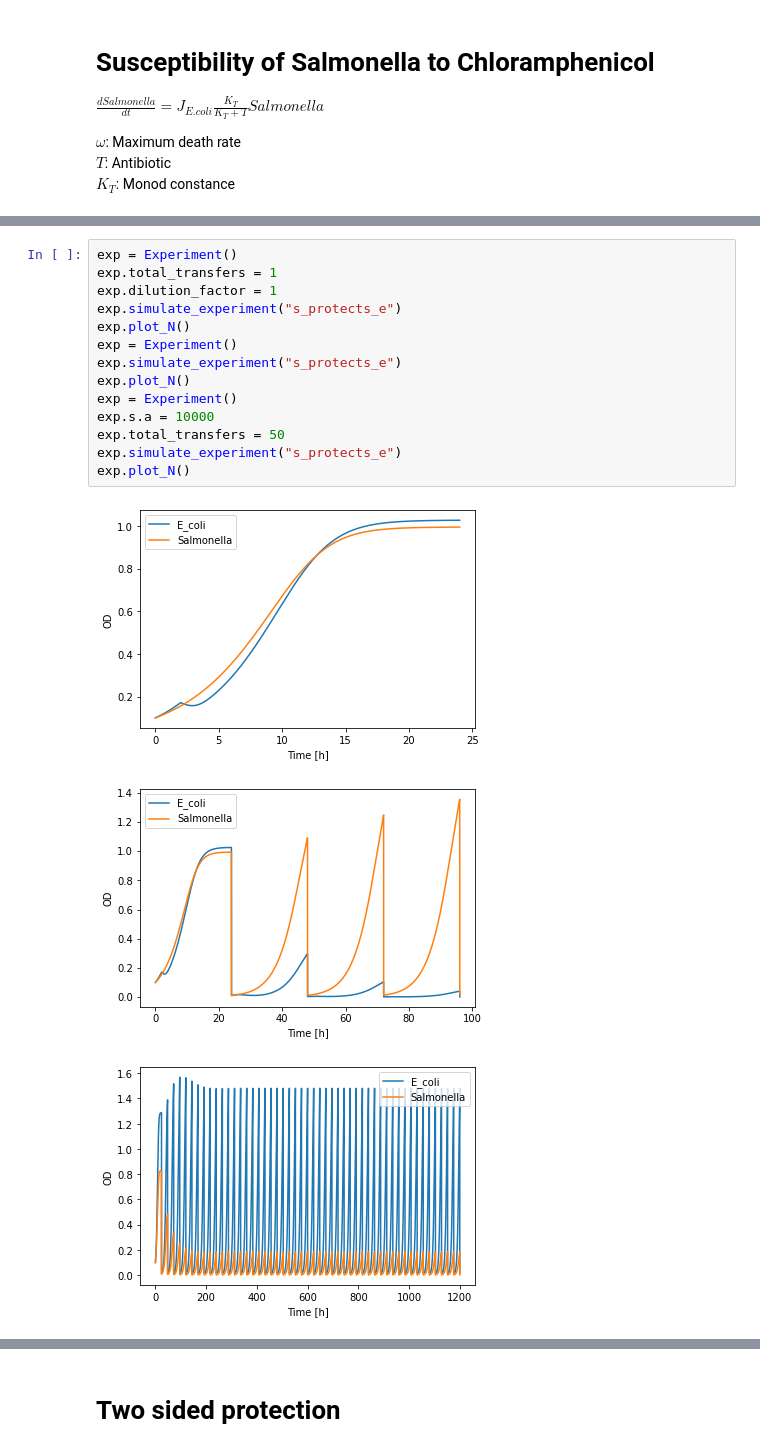
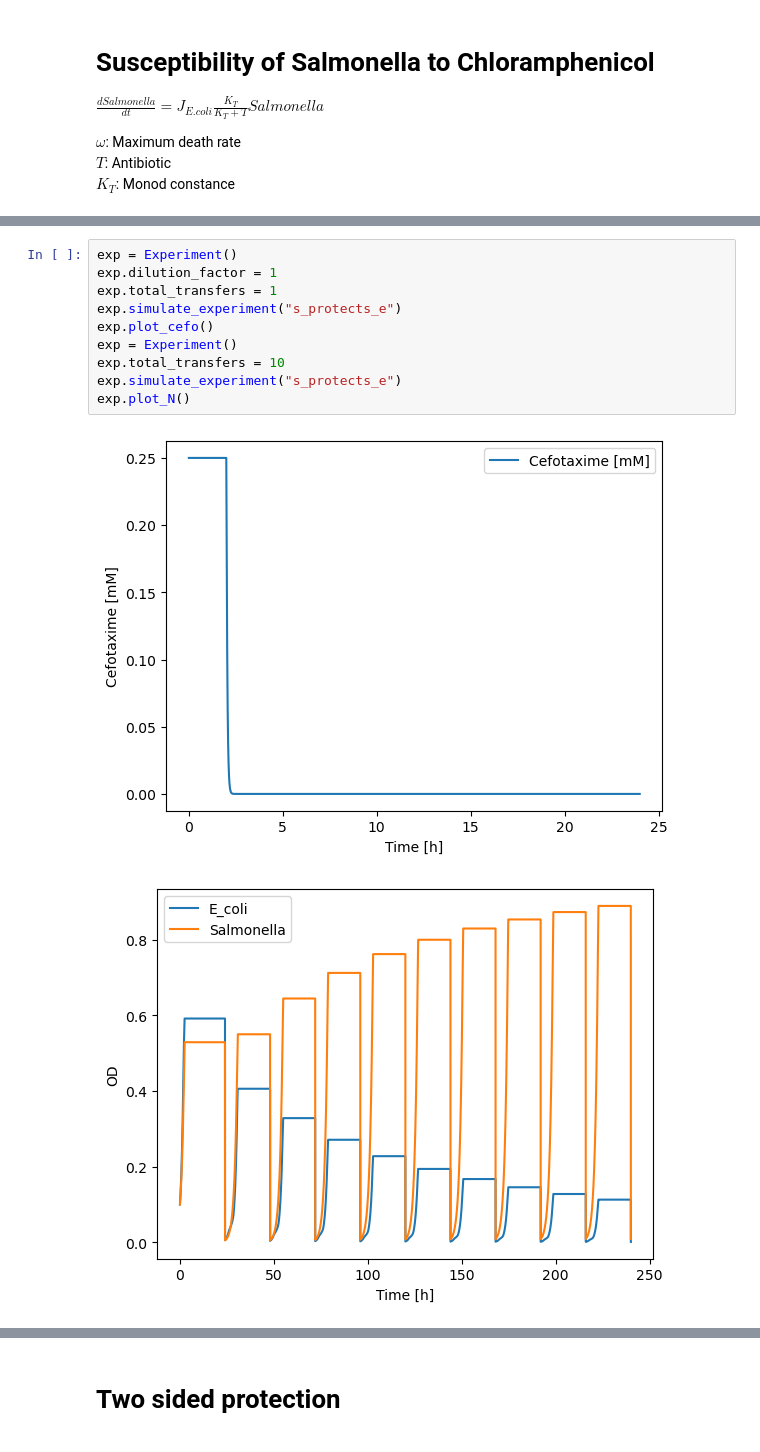
Before and after one commit to nahanoo/toxicity_kuleuven, a Jupyter notebook: overview.ipynb, the cells around one changed output, grey strips where cells are left out. Saved outputs shown, nothing was run; the diff lists cells and outputs as text.

```diff
--- a/overview.ipynb
+++ b/overview.ipynb
@@ -77,22 +85,17 @@ $a$: Degradation rate
 <img src="figures/salmonella_SM.png" alt="" width="600"/>
 # %%
 exp = Experiment()
+exp.dilution_factor = 1
 exp.total_transfers = 1
-exp.dilution_factor = 1
+exp.simulate_experiment("s_protects_e")
+exp.plot_cefo()
+exp = Experiment()
+exp.total_transfers = 10
 exp.simulate_experiment("s_protects_e")
 exp.plot_N()
-exp = Experiment()
-exp.simulate_experiment("s_protects_e")
-exp.plot_N()
-exp = Experiment()
-exp.s.a = 10000
-exp.total_transfers = 50
-exp.simulate_experiment("s_protects_e")
-exp.plot_N()
 # %% [output]
-[figure, old version]
+[figure, new version]
-[figure, old version]
+[figure, new version]
-[figure, removed]
 # %% [markdown]
 # E. coli protects Salmonella
 
```
Also changed, not shown: parts of 6 cells of this notebook, 59 other files.
